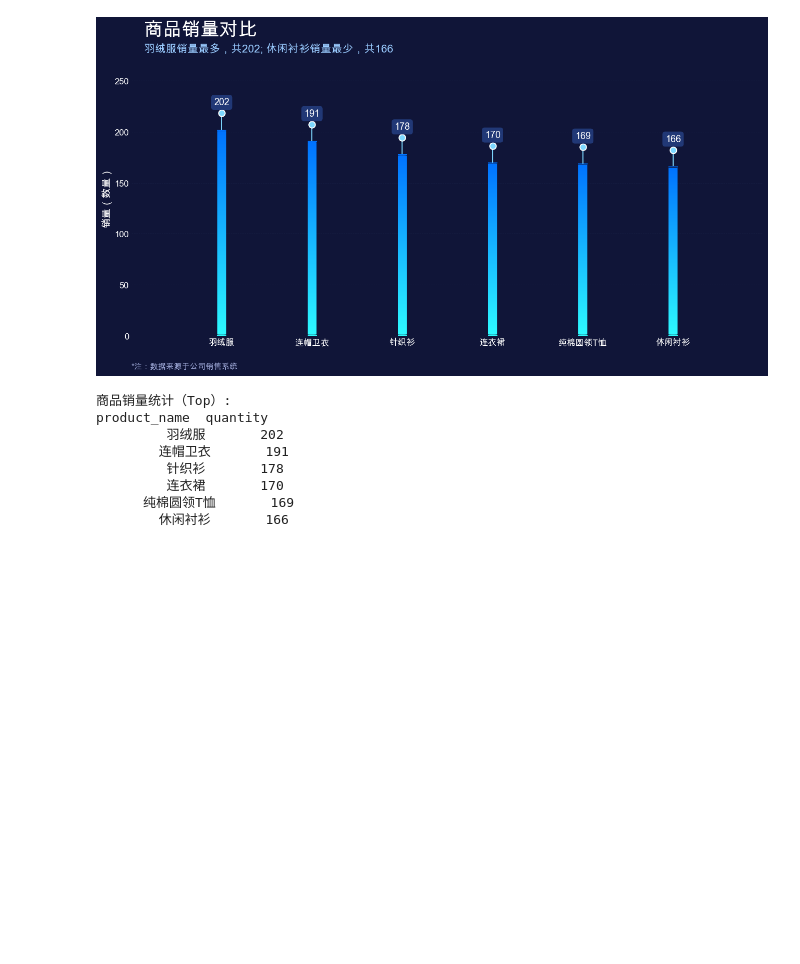
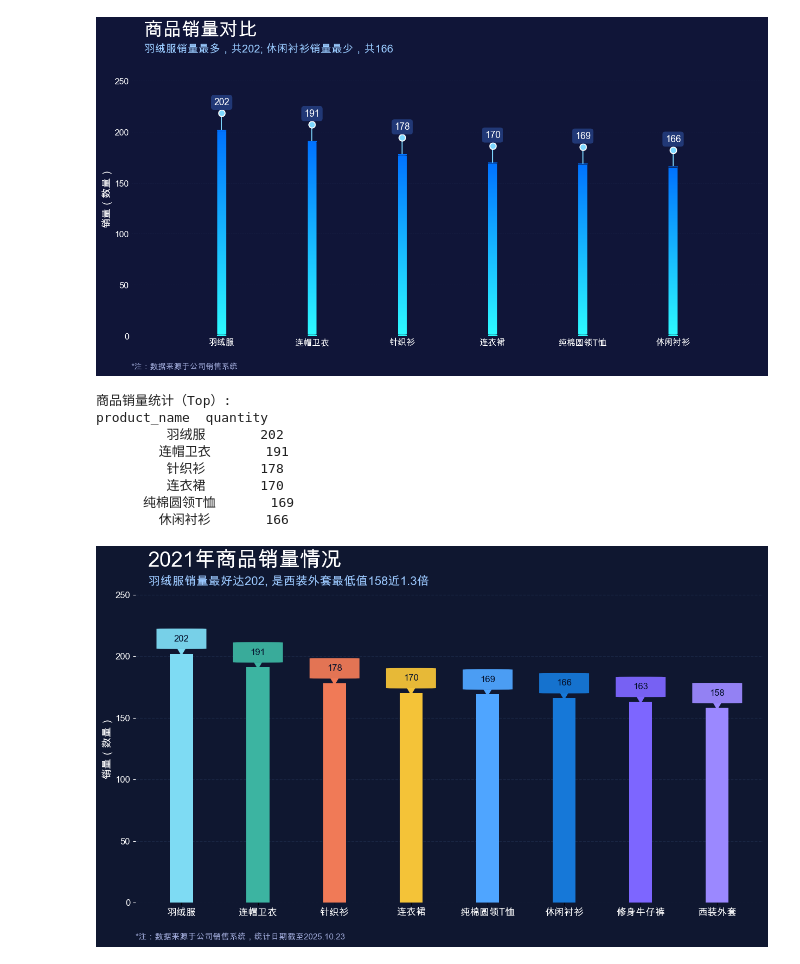
Before and after one commit to Zhen-Zhuo/Data-visualization, a Jupyter notebook: test.ipynb, the cells around one changed output. Saved outputs shown, nothing was run; the diff lists cells and outputs as text; code cells hidden in the pictures; blank space fills up the shorter version.

```diff
--- a/test.ipynb
+++ b/test.ipynb
@@ -373,3 +373,83 @@ product_name  quantity
          连衣裙       170
       纯棉圆领T恤       169
         休闲衬衫       166
+# %%
+#多色标注柱形图
+import numpy as np
+import matplotlib.pyplot as plt
+from matplotlib.patches import FancyBboxPatch, Polygon
+
+top_n = 8
+category_stats = (
+    df.groupby('product_name', as_index=False)['quantity']
+    .sum()
+    .sort_values('quantity', ascending=False)
+    .head(top_n)
+ )
+
+
+names = category_stats['product_name'].tolist()
+values = category_stats['quantity'].tolist()
+x = np.arange(len(names))
+max_val = max(values)
+
+palette = ['#7edbf3', '#3cb4a1', '#f07a57', '#f4c338', '#4fa5ff', '#1678d8', '#7d66ff', '#9b88ff']
+if len(palette) < len(names):
+    repeats = int(np.ceil(len(names) / len(palette)))
+    palette = (palette * repeats)[:len(names)]
+
+bg_color = '#0f1730'
+grid_color = '#2b3f63'
+title_text = '2021年商品销量情况'
+subtitle_text = f"{names[0]}销量最好达{values[0]}, 是{names[-1]}最低值{values[-1]}近{values[0] / values[-1]:.1f}倍"
+note_text = '*注：数据来源于公司销售系统，统计日期截至2025.10.23'
+
+fig, ax = plt.subplots(figsize=(12.5, 7.5))
+fig.patch.set_facecolor(bg_color)
+ax.set_facecolor(bg_color)
+
+bar_width = 0.3
+bars = ax.bar(x, values, color=palette[:len(names)], width=bar_width, edgecolor='none', zorder=2)
+
+gap = max_val * 0.02
+label_height = max_val * 0.08
+triangle_half = bar_width * 0.18
+
+for xi, val, color in zip(x, values, palette):
+    rect = FancyBboxPatch((xi - bar_width * 0.42, val + gap),
+                          bar_width * 0.84, label_height,
+                          boxstyle='round,pad=0.2',
+                          facecolor=color, edgecolor='none', zorder=4, alpha=0.95)
+    ax.add_patch(rect)
+    pointer = Polygon([[xi - triangle_half, val + gap],
+                       [xi + triangle_half, val + gap],
+                       [xi, val + gap - label_height * 0.35]],
+                      closed=True, facecolor=color, edgecolor='none', zorder=3)
+    ax.add_patch(pointer)
+    ax.text(xi, val + gap + label_height / 2, f"{int(val)}",
+            ha='center', va='center', fontsize=12, fontweight='bold',
+            color='#05122d', zorder=5)
+
+ax.set_xticks(x)
+ax.set_xticklabels(names, fontsize=13, color='white')
+ax.set_ylim(0, max_val * 1.25)
+ax.set_xlim(-0.6, len(names) - 0.4)
+ax.set_ylabel('销量（数量）', fontsize=14, color='white')
+ax.tick_params(axis='y', colors='white', labelsize=12)
+ax.yaxis.grid(True, linestyle='--', color=grid_color, alpha=0.4, linewidth=1, zorder=1)
+ax.set_axisbelow(True)
+
+for spine in ax.spines.values():
+    spine.set_visible(False)
+
+ax.text(0.02, 1.08, title_text, transform=ax.transAxes, fontsize=28, fontweight='bold',
+        ha='left', color='white')
+ax.text(0.02, 1.02, subtitle_text, transform=ax.transAxes, fontsize=16,
+        ha='left', color='#9cc9ff')
+ax.text(0.0, -0.12, note_text, transform=ax.transAxes, fontsize=11,
+        color='#9fa9d8', style='italic')
+
+plt.tight_layout()
+plt.show()
+# %% [output]
+[figure, added]
```
Also changed, not shown: parts of 1 cell of this notebook.
